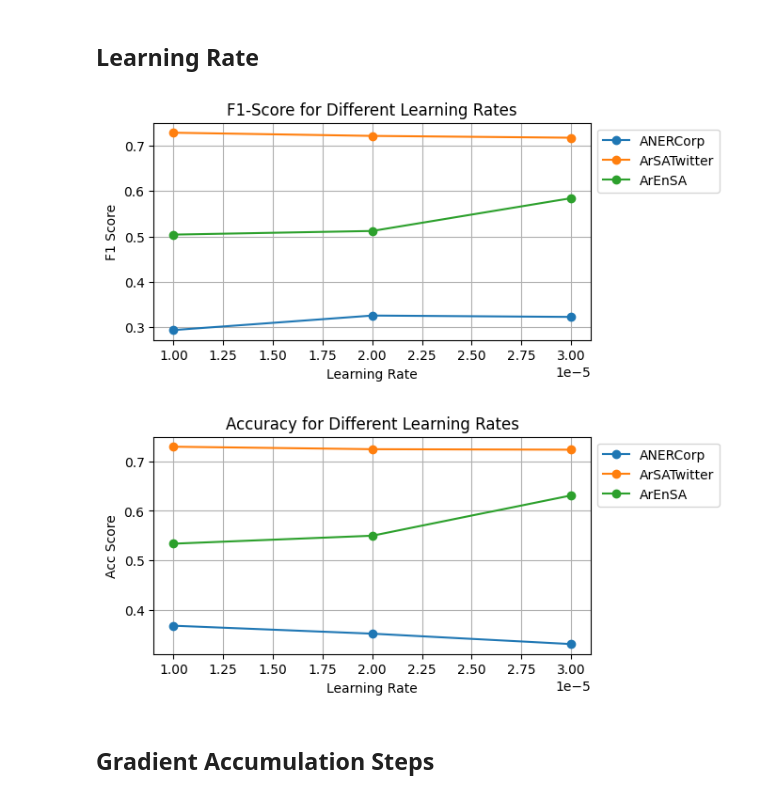
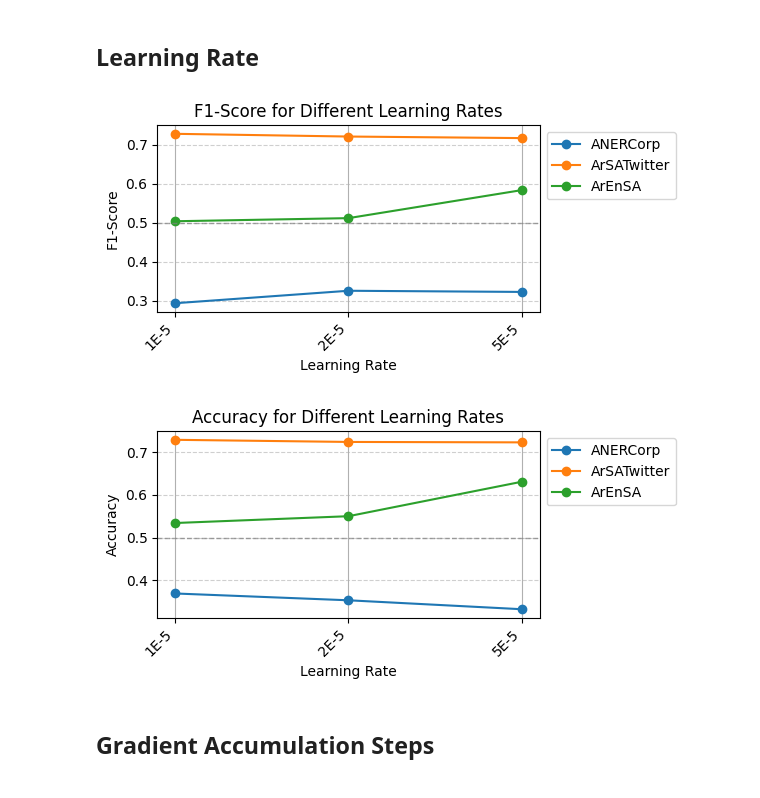
Before and after one commit to moeyad7/Thesis_Data, a Jupyter notebook: thesis-plots.ipynb, the cells around one changed output. Saved outputs shown, nothing was run; the diff lists cells and outputs as text; code cells hidden in the pictures.

Commit message:
added pattern diagrams

```diff
--- a/thesis-plots.ipynb
+++ b/thesis-plots.ipynb
@@ -115,26 +115,37 @@ plt.show()
 # %%
 import matplotlib.pyplot as plt
 
 ANERCorp_F1 = [0.294, 0.326, 0.323]
 ArSATwitter_F1 = [0.728, 0.721, 0.717]
 ArEnSA_F1 = [0.504, 0.512, 0.584]
 
-learning_rate = [1e-5, 2e-5, 3e-5]
+learning_rate = ["1E-5", "2E-5", "5E-5"]
 
-plt.figure(figsize=(6, 3))
+plt.figure(figsize=(6, 3))  # Increase figure size for better readability
 
-plt.plot(learning_rate, ANERCorp_F1, marker='o', label='ANERCorp')
-plt.plot(learning_rate, ArSATwitter_F1, marker='o', label='ArSATwitter')
-plt.plot(learning_rate, ArEnSA_F1, marker='o', label='ArEnSA')
+# Use a loop for cleaner code
+for data, label in zip([ANERCorp_F1, ArSATwitter_F1, ArEnSA_F1], ['ANERCorp', 'ArSATwitter', 'ArEnSA']):
+    plt.plot(learning_rate, data, marker='o', label=label)
 
 plt.xlabel('Learning Rate')
 plt.ylabel('F1-Score')
 plt.title('F1-Score for Different Learning Rates')
 plt.legend(loc='upper left', bbox_to_anchor=(1, 1))
 plt.grid(True)
+
+# Rotate x-axis labels for better readability
+plt.xticks(learning_rate, rotation=45, ha="right")
+
+# Add grid lines to the y-axis for better readability
+plt.gca().yaxis.grid(True, linestyle='--', alpha=0.6)
+
+# Add a horizontal line for reference (e.g., F1-Score of 0.5)
+plt.axhline(y=0.5, color='gray', linestyle='--', linewidth=1, alpha=0.7)
+
+plt.tight_layout()  # Adjust layout to prevent clipping labels
 plt.show()
 # %% [output]
-[figure, old version]
+[figure, new version]
 # %%
 import matplotlib.pyplot as plt
 
@@ -142,22 +153,33 @@ ANERCorp_Acc = [0.369, 0.353, 0.332]
 ArSATwitter_Acc = [0.729, 0.724, 0.723]
 ArEnSA_Acc = [0.534, 0.55, 0.631]
 
-learning_rate = [1e-5, 2e-5, 3e-5]
+learning_rate = ["1E-5", "2E-5", "5E-5"]
 
-plt.figure(figsize=(6, 3))
+plt.figure(figsize=(6, 3))  # Increase figure size for better readability
 
-plt.plot(learning_rate, ANERCorp_Acc, marker='o', label='ANERCorp')
-plt.plot(learning_rate, ArSATwitter_Acc, marker='o', label='ArSATwitter')
-plt.plot(learning_rate, ArEnSA_Acc, marker='o', label='ArEnSA')
+# Use a loop for cleaner code
+for data, label in zip([ANERCorp_Acc, ArSATwitter_Acc, ArEnSA_Acc], ['ANERCorp', 'ArSATwitter', 'ArEnSA']):
+    plt.plot(learning_rate, data, marker='o', label=label)
 
 plt.xlabel('Learning Rate')
 plt.ylabel('Accuracy')
 plt.title('Accuracy for Different Learning Rates')
 plt.legend(loc='upper left', bbox_to_anchor=(1, 1))
 plt.grid(True)
+
+# Rotate x-axis labels for better readability
+plt.xticks(learning_rate, rotation=45, ha="right")
+
+# Add grid lines to the y-axis for better readability
+plt.gca().yaxis.grid(True, linestyle='--', alpha=0.6)
+
+# Add a horizontal line for reference (e.g., Accuracy of 0.5)
+plt.axhline(y=0.5, color='gray', linestyle='--', linewidth=1, alpha=0.7)
+
+plt.tight_layout()  # Adjust layout to prevent clipping labels
 plt.show()
 # %% [output]
-[figure, old version]
+[figure, new version]
 # %% [markdown]
 ## Gradient Accumulation Steps
 # %%
```
Also changed, not shown: parts of 11 cells of this notebook.
